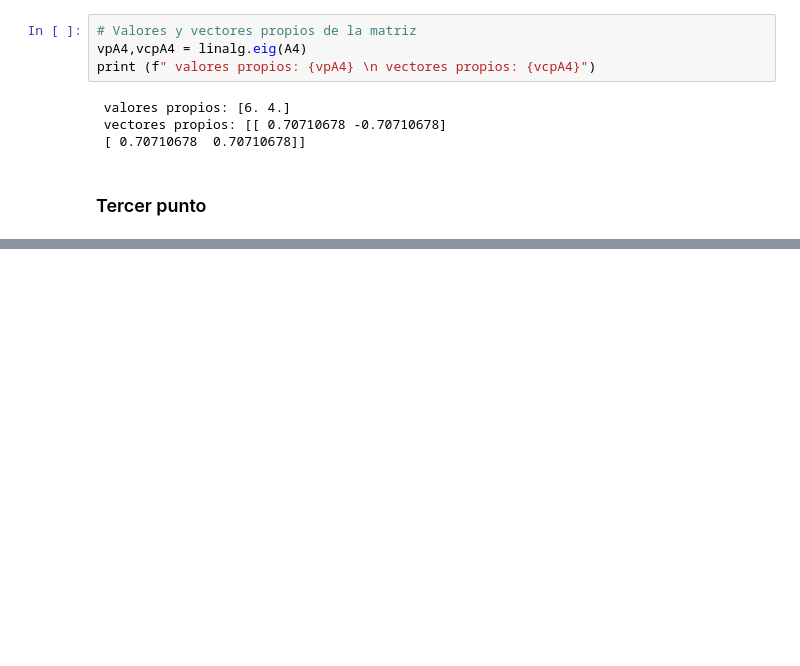
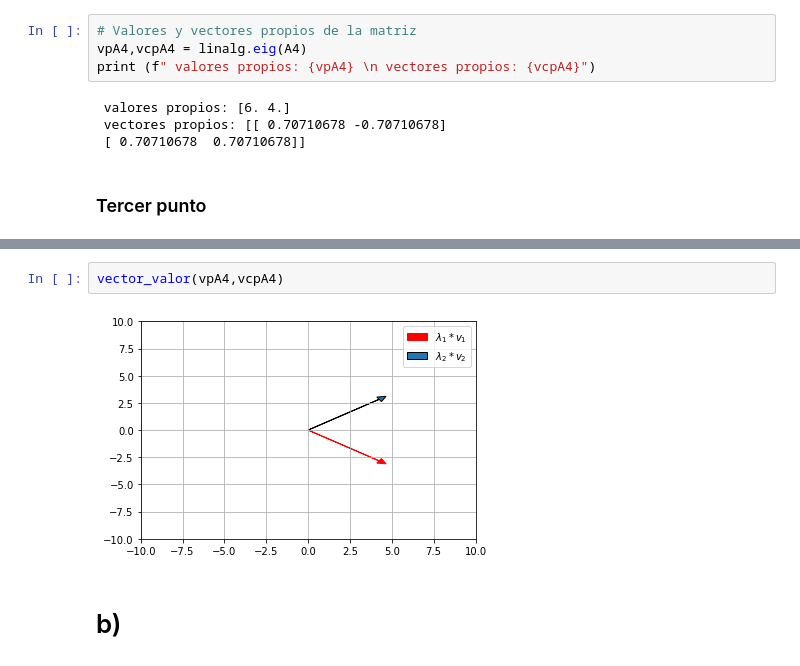
Before and after one commit to lab-optimizacion-202220/lab_formas_cuadraticas, a Jupyter notebook: formas_cuadraticas.ipynb, the cells around one changed output, grey strips where cells are left out. Cells and saved outputs as stored; diff of their text form; blank space fills up the shorter version.

```diff
--- a/formas_cuadraticas.ipynb
+++ b/formas_cuadraticas.ipynb
@@ -159,0 +193,6 @@ print (f" valores propios: {vpA4} \n vectores propios: {vcpA4}")
+# %%
+vector_valor(vpA4,vcpA4)
+# %% [output]
+[figure, added]
+# %% [markdown]
+# b)
```
Also changed, not shown: parts of 6 cells of this notebook.
